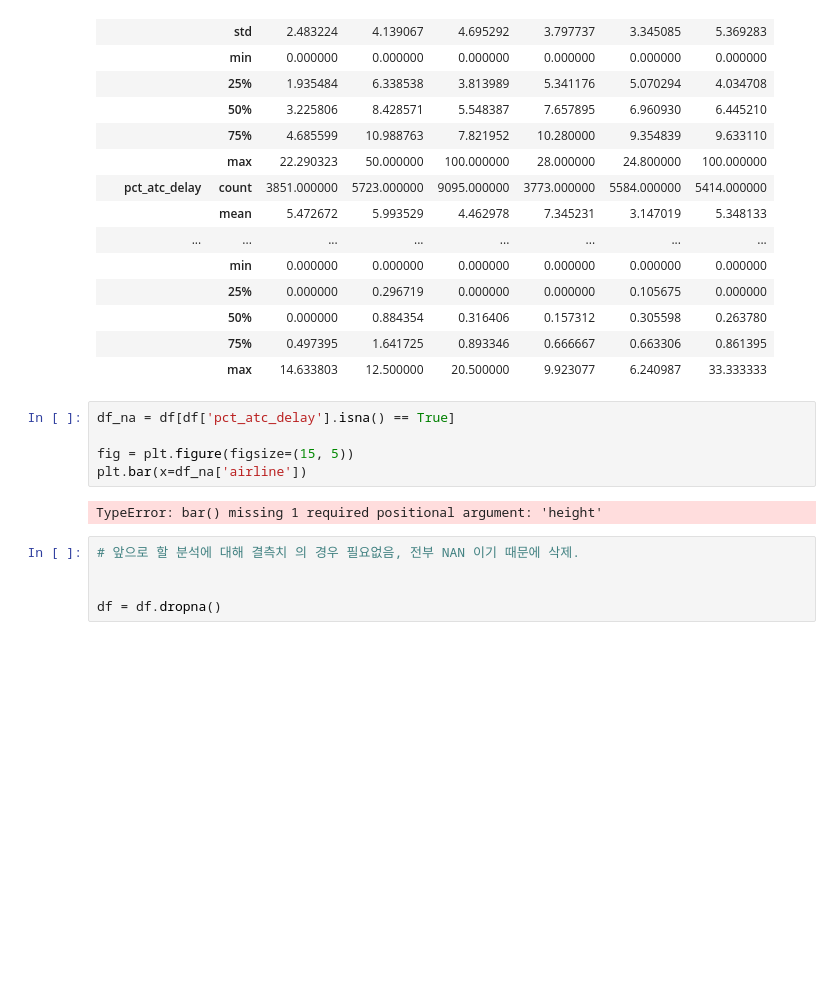
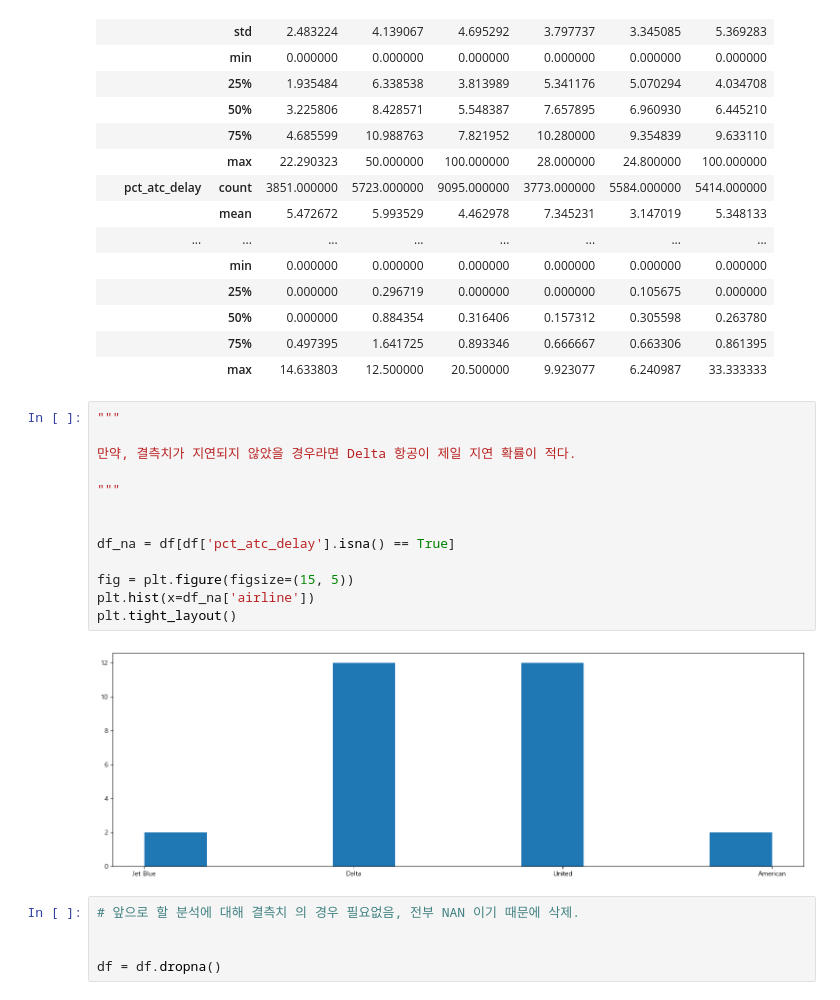
Before and after one commit to Clear-head/airline_stat_python, a Jupyter notebook: airline_analysis.ipynb, the cells around one changed output. Drawn from its saved outputs; the diff is of its cells as text; blank space fills up the shorter version.

```diff
--- a/airline_analysis.ipynb
+++ b/airline_analysis.ipynb
@@ -54,12 +54,20 @@ df.groupby('airline').describe().T
 |  | 75% | 0.497395 | 1.641725 | 0.893346 | 0.666667 | 0.663306 | 0.861395 |
 |  | max | 14.633803 | 12.500000 | 20.500000 | 9.923077 | 6.240987 | 33.333333 |
 # %%
+"""
+
+만약, 결측치가 지연되지 않았을 경우라면 Delta 항공이 제일 지연 확률이 적다.
+
+"""
+
+
 df_na = df[df['pct_atc_delay'].isna() == True]
 
 fig = plt.figure(figsize=(15, 5))
-plt.bar(x=df_na['airline'])
+plt.hist(x=df_na['airline'])
+plt.tight_layout()
 # %% [output]
-TypeError: bar() missing 1 required positional argument: 'height'
+[figure, added]
 # %%
 # 앞으로 할 분석에 대해 결측치 의 경우 필요없음, 전부 NAN 이기 때문에 삭제.
 
```
Also changed, not shown: parts of 5 cells of this notebook.
